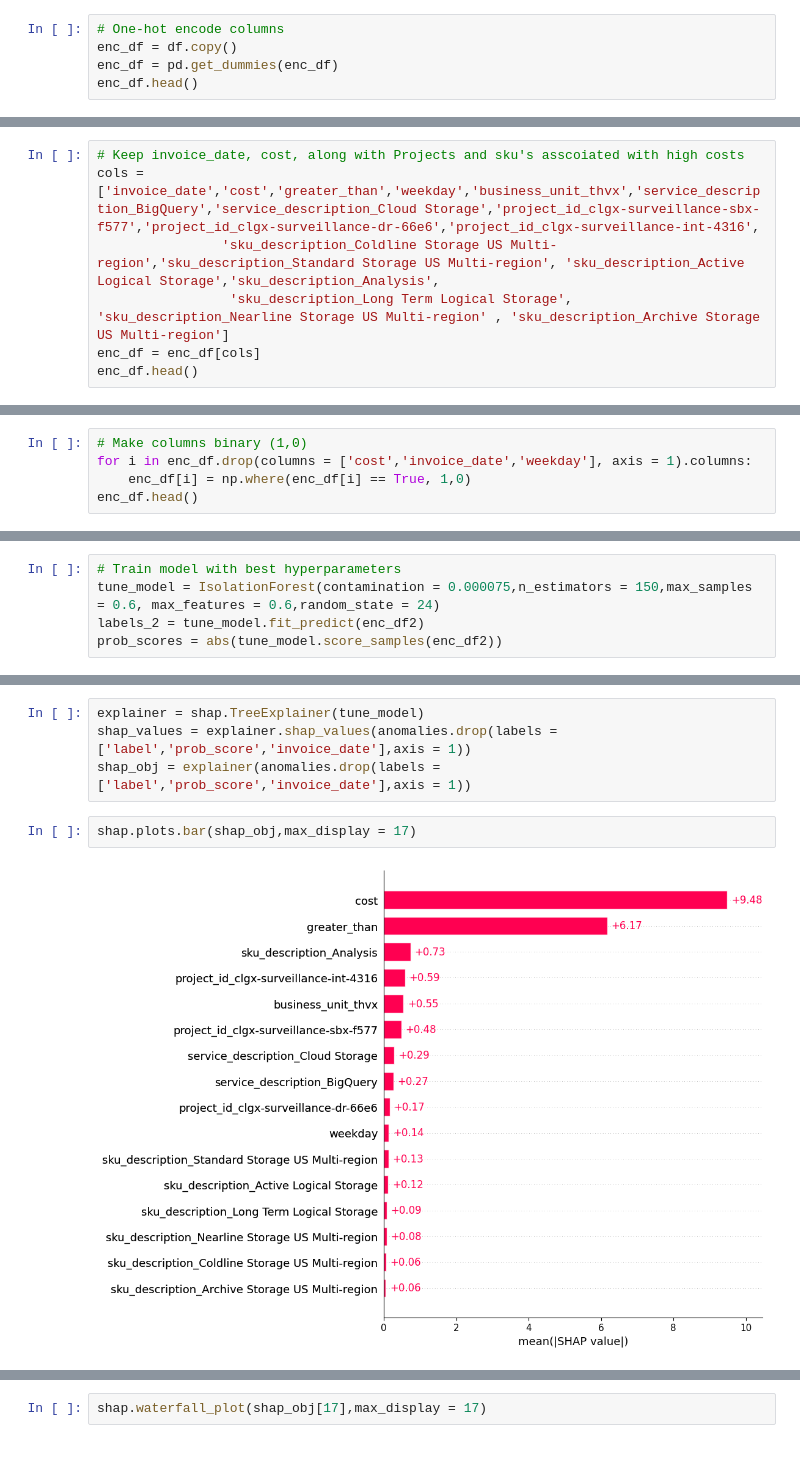
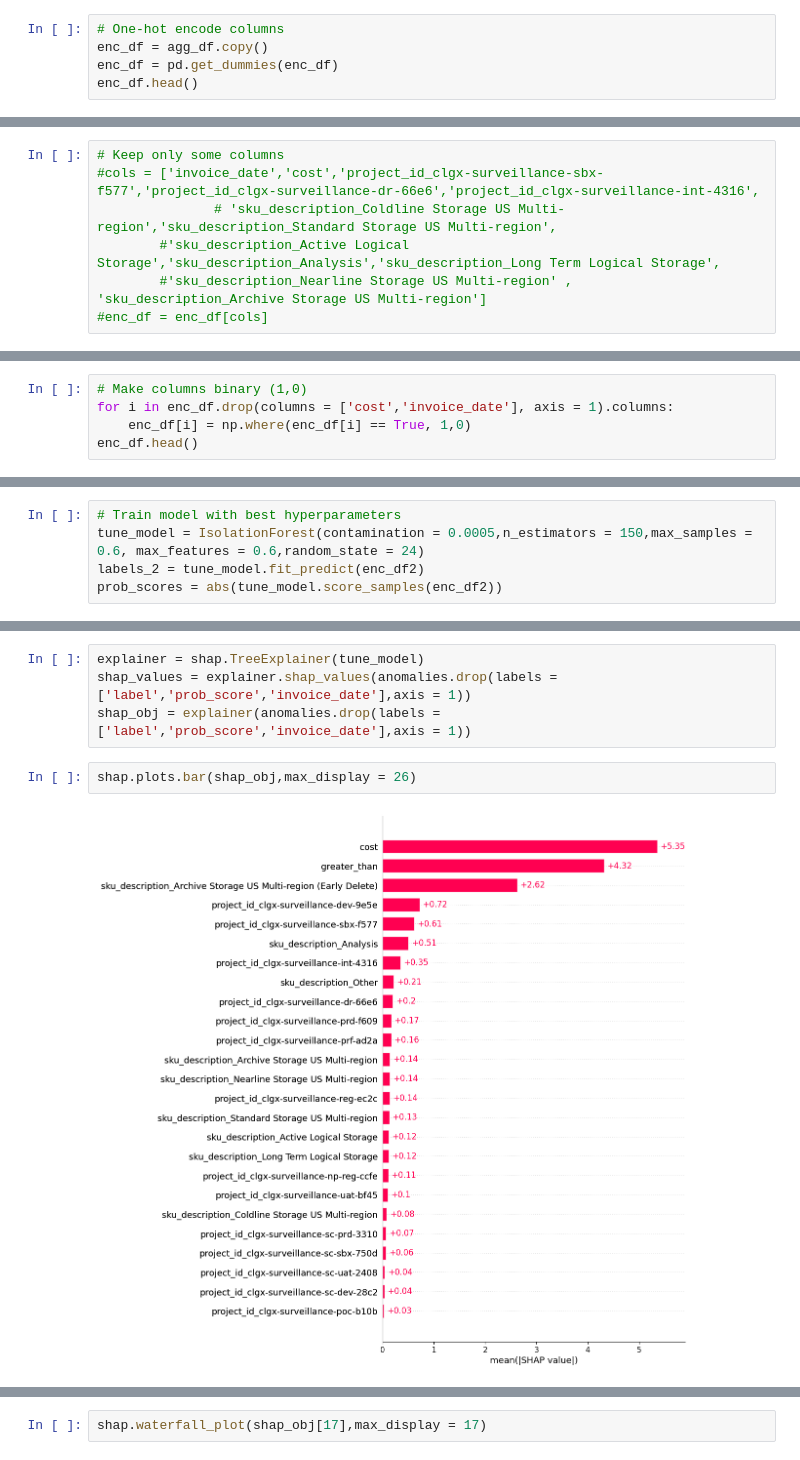
Before and after one commit to brlopez-clgx/GCP_Anomaly_Detection, a Jupyter notebook: Anomaly_Detection.ipynb, the cells around one changed output, grey strips where cells are left out. Saved outputs shown, nothing was run; the diff lists cells and outputs as text.

Commit message:
3rd Draft Code
Model draft with data aggregation.

```diff
--- a/Anomaly_Detection.ipynb
+++ b/Anomaly_Detection.ipynb
@@ -302,6 +180,6 @@ df['weekday'] = df['invoice_date'].dt.weekday
 # %%
 # One-hot encode columns
-enc_df = df.copy()
+enc_df = agg_df.copy()
 enc_df = pd.get_dummies(enc_df)
 enc_df.head()
 # %% [output]
@@ -317,9 +201,9 @@ enc_df.head()
                 #'sku_description_Coldline Storage US Multi-region','sku_description_Standard Storage US Multi-region', 'sku_description_Active Logical Storage','sku_description_Analysis',
                  #'sku_description_Long Term Logical Storage', 'sku_description_Nearline Storage US Multi-region' , 'sku_description_Archive Storage US Multi-region']
 # %%
-# Keep invoice_date, cost, along with Projects and sku's asscoiated with high costs
-cols =['invoice_date','cost','greater_than','weekday','business_unit_thvx','service_description_BigQuery','service_description_Cloud Storage','project_id_clgx-surveillance-sbx-f577','project_id_clgx-surveillance-dr-66e6','project_id_clgx-surveillance-int-4316',
-                'sku_description_Coldline Storage US Multi-region','sku_description_Standard Storage US Multi-region', 'sku_description_Active Logical Storage','sku_description_Analysis',
-                 'sku_description_Long Term Logical Storage', 'sku_description_Nearline Storage US Multi-region' , 'sku_description_Archive Storage US Multi-region']
-enc_df = enc_df[cols]
-enc_df.head()
+# Keep only some columns
+#cols = ['invoice_date','cost','project_id_clgx-surveillance-sbx-f577','project_id_clgx-surveillance-dr-66e6','project_id_clgx-surveillance-int-4316',
+               # 'sku_description_Coldline Storage US Multi-region','sku_description_Standard Storage US Multi-region',
+        #'sku_description_Active Logical Storage','sku_description_Analysis','sku_description_Long Term Logical Storage',
+        #'sku_description_Nearline Storage US Multi-region' , 'sku_description_Archive Storage US Multi-region']
+#enc_df = enc_df[cols]
@@ -333,6 +210,6 @@ enc_df.head()
 # %%
 # Make columns binary (1,0)
-for i in enc_df.drop(columns = ['cost','invoice_date','weekday'], axis = 1).columns:
+for i in enc_df.drop(columns = ['cost','invoice_date'], axis = 1).columns:
     enc_df[i] = np.where(enc_df[i] == True, 1,0)
 enc_df.head()
 # %% [output]
@@ -487,7 +350,7 @@ enc_df2 = enc_df.copy()
 #print(min_error,abs(scores[min_error]))
 # %%
 # Train model with best hyperparameters
-tune_model = IsolationForest(contamination = 0.000075,n_estimators = 150,max_samples = 0.6, max_features = 0.6,random_state = 24)
+tune_model = IsolationForest(contamination = 0.0005,n_estimators = 150,max_samples = 0.6, max_features = 0.6,random_state = 24)
 labels_2 = tune_model.fit_predict(enc_df2)
 prob_scores = abs(tune_model.score_samples(enc_df2))
 # %%
@@ -547,6 +429,6 @@ explainer = shap.TreeExplainer(tune_model)
 shap_values = explainer.shap_values(anomalies.drop(labels = ['label','prob_score','invoice_date'],axis = 1))
 shap_obj = explainer(anomalies.drop(labels = ['label','prob_score','invoice_date'],axis = 1))
 # %%
-shap.plots.bar(shap_obj,max_display = 17)
+shap.plots.bar(shap_obj,max_display = 26)
 # %% [output]
-[figure, old version]
+[figure, new version]
```
Also changed, not shown: parts of 80 cells of this notebook.
